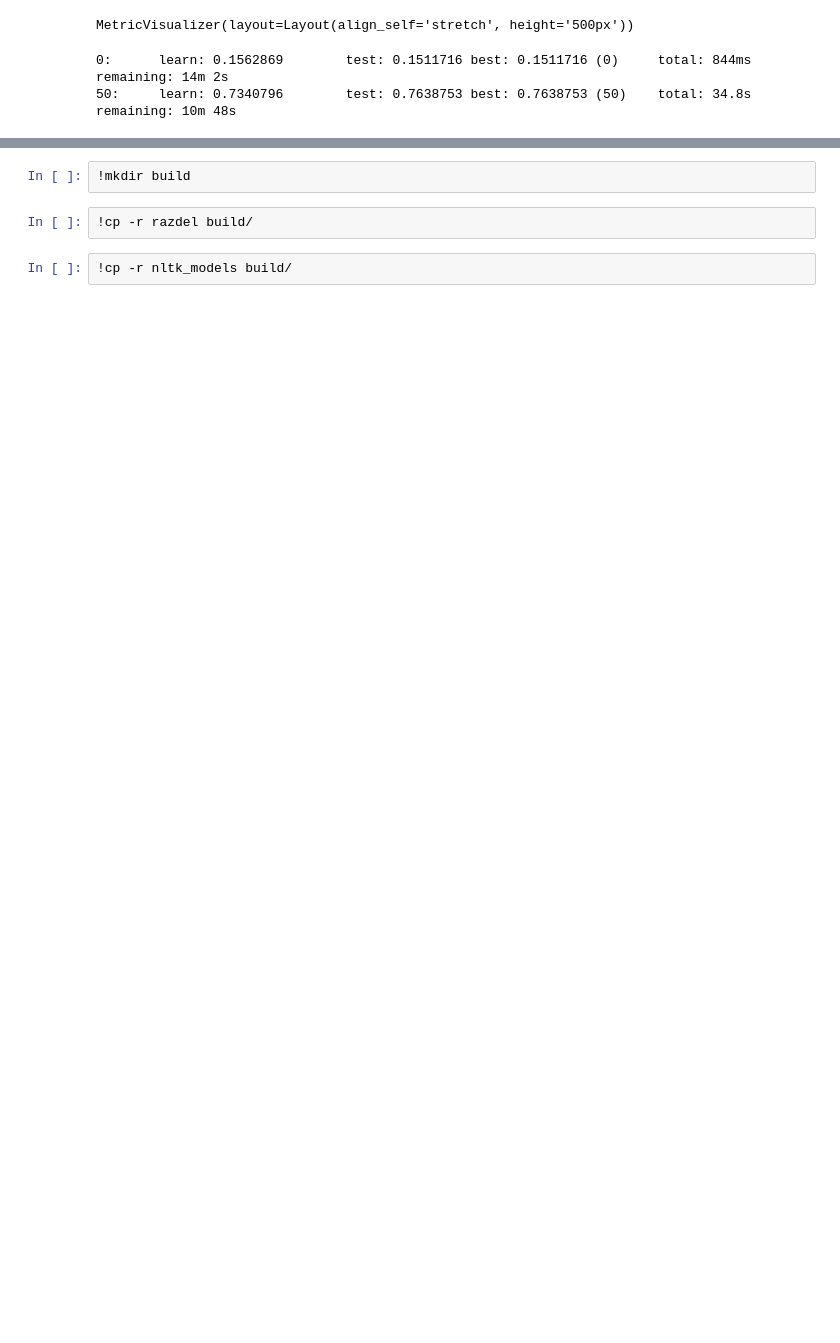
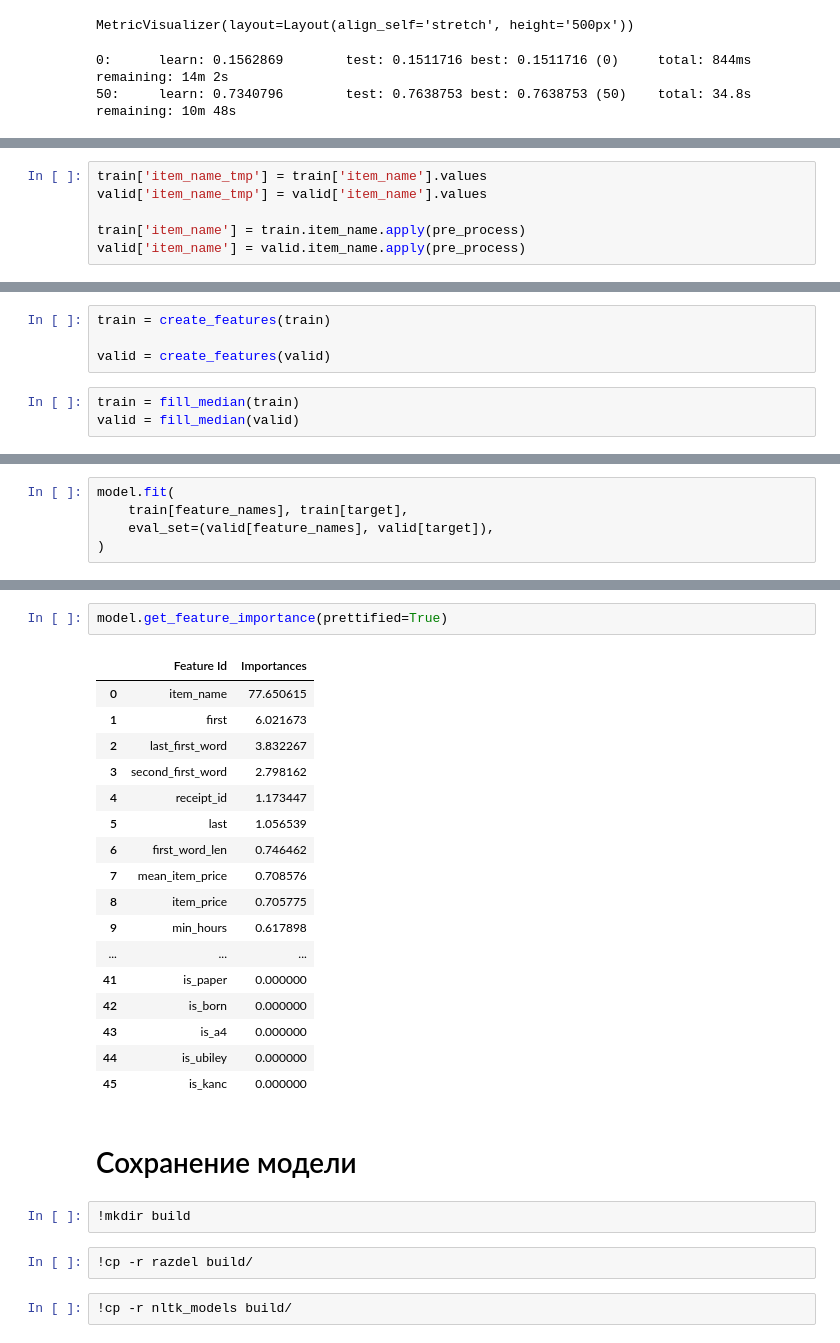
Before and after one commit to BeniaDev/DFCGoodsificationTask, a Jupyter notebook: src/notebooks/catboost_baseline.ipynb, the cells around one changed output, grey strips where cells are left out. Saved outputs shown, nothing was run; the diff lists cells and outputs as text; blank space fills up the shorter version.

Commit message:
Done with catboost baseline and add saved trained catboost model + script for running it on test data on docker, cur_score=0.81

```diff
--- a/src/notebooks/catboost_baseline.ipynb
+++ b/src/notebooks/catboost_baseline.ipynb
@@ -894,0 +1279,6 @@ MetricVisualizer(layout=Layout(align_self='stretch', height='500px'))
+# %%
+train['item_name_tmp'] = train['item_name'].values
+valid['item_name_tmp'] = valid['item_name'].values
+
+train['item_name'] = train.item_name.apply(pre_process)
+valid['item_name'] = valid.item_name.apply(pre_process)
@@ -894,0 +1300,7 @@ MetricVisualizer(layout=Layout(align_self='stretch', height='500px'))
+# %%
+train = create_features(train)
+
+valid = create_features(valid)
+# %%
+train = fill_median(train)
+valid = fill_median(valid)
@@ -894,0 +1383,5 @@ MetricVisualizer(layout=Layout(align_self='stretch', height='500px'))
+# %%
+model.fit(
+    train[feature_names], train[target],
+    eval_set=(valid[feature_names], valid[target]),
+)
@@ -895,3 +1407,25 @@ MetricVisualizer(layout=Layout(align_self='stretch', height='500px'))
+# %%
+model.get_feature_importance(prettified=True)
+# %% [output]
+|  | Feature Id | Importances |
+| 0 | item_name | 77.650615 |
+| 1 | first | 6.021673 |
+| 2 | last_first_word | 3.832267 |
+| 3 | second_first_word | 2.798162 |
+| 4 | receipt_id | 1.173447 |
+| 5 | last | 1.056539 |
+| 6 | first_word_len | 0.746462 |
+| 7 | mean_item_price | 0.708576 |
+| 8 | item_price | 0.705775 |
+| 9 | min_hours | 0.617898 |
+| ... | ... | ... |
+| 41 | is_paper | 0.000000 |
+| 42 | is_born | 0.000000 |
+| 43 | is_a4 | 0.000000 |
+| 44 | is_ubiley | 0.000000 |
+| 45 | is_kanc | 0.000000 |
+# %% [markdown]
+# Сохранение модели
 # %%
 !mkdir build
 # %%
```
Also changed, not shown: parts of 56 cells of this notebook, 2 other files.
